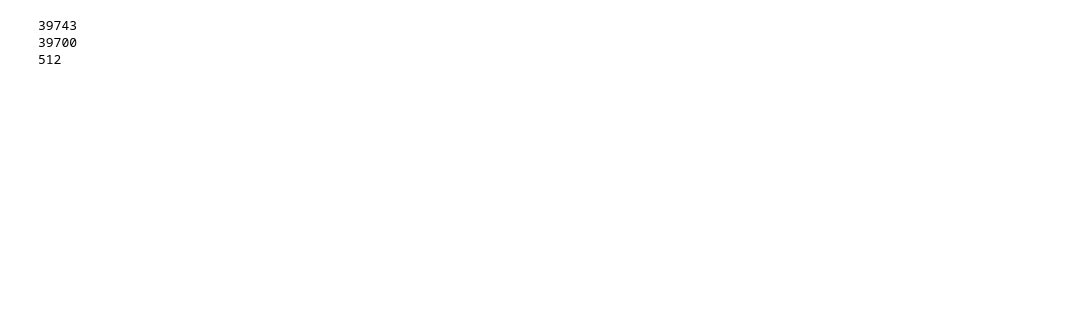
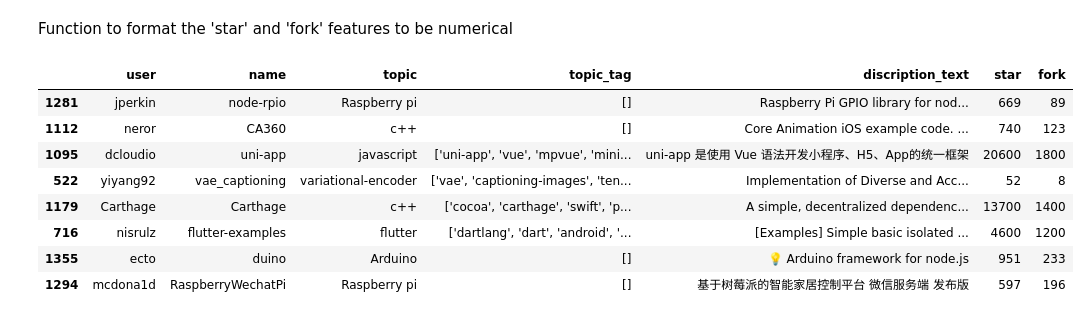
Before and after one commit to le-Affan/github-collaborator-recommendation-system, a Jupyter notebook: main.ipynb, the cells around one changed output. Drawn from its saved outputs; the diff is of its cells as text; code cells hidden in the pictures; blank space fills up the shorter version.

```diff
--- a/main.ipynb
+++ b/main.ipynb
@@ -41,18 +34,31 @@ new_df = raw_df[selected_columns].copy()
+# %% [markdown]
+Function to format the 'star' and 'fork' features to be numerical
 # %%
 # Function to clean numbers with 'k' suffix
 def clean_numbers(s):
     s = str(s).strip()
     if s.lower().endswith('k'):
         num = float(s[:-1])
         return int(num * 1000)
     else:
         return int(float(s))
 
 # Test cases
-print(clean_numbers(39743))
-print(clean_numbers('39.7k'))
-print(clean_numbers('512'))
+# print(clean_numbers(39743))
+# print(clean_numbers('39.7k'))
+# print(clean_numbers('512'))
+
+# Applying the function to 'star' and 'fork' columns
+new_df['star'] = new_df['star'].apply(clean_numbers)
+new_df['fork'] = new_df['fork'].apply(clean_numbers)
+new_df.sample(n = 8, random_state=41)
 # %% [output]
-39743
-39700
-512
+|  | user | name | topic | topic_tag | discription_text | star | fork |
+| 1281 | jperkin | node-rpio | Raspberry pi | [] | Raspberry Pi GPIO library for nod... | 669 | 89 |
+| 1112 | neror | CA360 | c++ | [] | Core Animation iOS example code. ... | 740 | 123 |
+| 1095 | dcloudio | uni-app | javascript | ['uni-app', 'vue', 'mpvue', 'mini... | uni-app 是使用 Vue 语法开发小程序、H5、App的统一框架 | 20600 | 1800 |
+| 522 | yiyang92 | vae_captioning | variational-encoder | ['vae', 'captioning-images', 'ten... | Implementation of Diverse and Acc... | 52 | 8 |
+| 1179 | Carthage | Carthage | c++ | ['cocoa', 'carthage', 'swift', 'p... | A simple, decentralized dependenc... | 13700 | 1400 |
+| 716 | nisrulz | flutter-examples | flutter | ['dartlang', 'dart', 'android', '... | [Examples] Simple basic isolated ... | 4600 | 1200 |
+| 1355 | ecto | duino | Arduino | [] | 💡 Arduino framework for node.js | 951 | 233 |
+| 1294 | mcdona1d | RaspberryWechatPi | Raspberry pi | [] | 基于树莓派的智能家居控制平台 微信服务端 发布版 | 597 | 196 |
```
Also changed, not shown: parts of 15 cells of this notebook, 1 other file.
